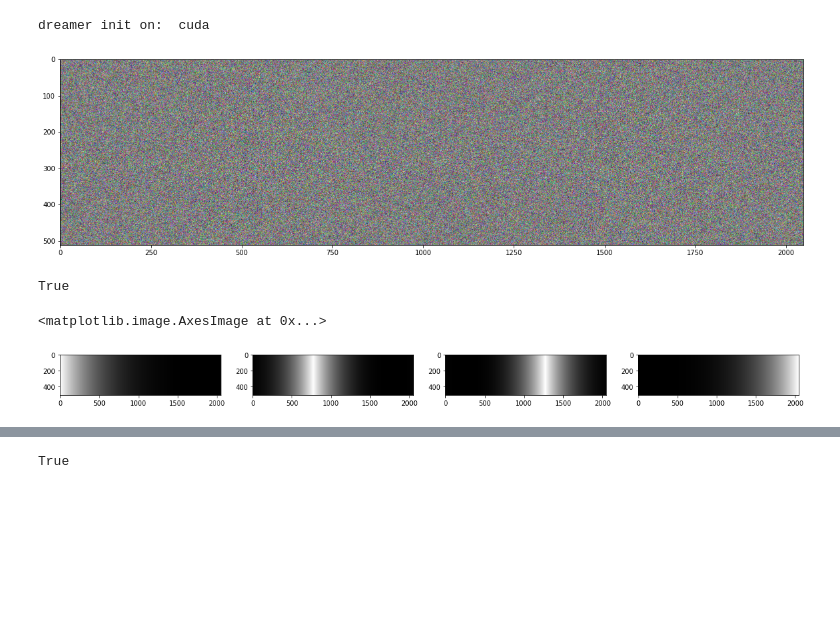
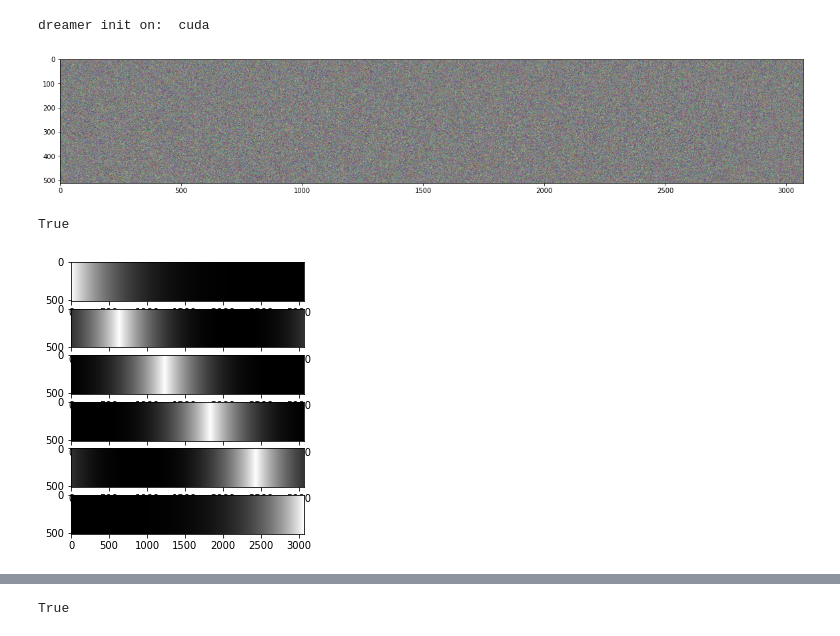
Before and after one commit to Mayukhdeb/torch-dreams-notebooks, a Jupyter notebook: notebooks/grad_mask_banner.ipynb, the cells around one changed output, grey strips where cells are left out. Saved outputs shown, nothing was run; the diff lists cells and outputs as text; code cells hidden in the pictures; blank space fills up the shorter version.

Commit message:
notebooks: grad_mask_banner: use 6 channels

```diff
--- a/notebooks/grad_mask_banner.ipynb
+++ b/notebooks/grad_mask_banner.ipynb
@@ -12,13 +12,13 @@ dreamy_boi = dreamer(model)
 # %% [output]
 dreamer init on:  cuda
 # %%
-image_sample = (np.random.rand(512,512*4,3).astype(np.float32) *255).astype(np.uint8)
+image_sample = (np.random.rand(512,512*6,3).astype(np.float32) *255).astype(np.uint8)
 
 plt.imshow(image_sample)
 plt.show()
 cv2.imwrite("noise.jpg", image_sample)
 # %% [output]
-[figure, old version]
+[figure, new version]
 True
 # %%
 def roll(im, shift):
@@ -27,23 +27,40 @@ def roll(im, shift):
 # %%
 grad_mask =  1- np.abs(1- cv2.rotate(np.repeat(np.linspace(2, 0, 512),512*3).reshape(1024,256,3).astype(np.float32) ,cv2.ROTATE_90_CLOCKWISE))
 
-grad_mask = cv2.resize(grad_mask, (512*4, 512))**3
-grad_mask_l = roll(grad_mask, -250)
-grad_mask_r = roll(grad_mask, 250)
+grad_mask = cv2.resize(grad_mask, (512*6, 512))**3
 
 
-grad_mask_ll =  cv2.resize(cv2.rotate(np.repeat(np.linspace(0, 1, 512)**2,512*3).reshape(1024,256,3).astype(np.float32) ,cv2.ROTATE_90_CLOCKWISE), (512*4, 512))**2
-grad_mask_rr =  cv2.resize(cv2.rotate(np.repeat(np.linspace(1, 0, 512)**2,512*3).reshape(1024,256,3).astype(np.float32) ,cv2.ROTATE_90_CLOCKWISE), (512*4, 512))**2
+grad_mask_l = roll(grad_mask, -300)
+grad_mask_r = roll(grad_mask, 300)
 
-fig, ax = plt.subplots(nrows=1, ncols=4, figsize = (20,5))
 
-ax.flat[0].imshow(grad_mask_ll)
-ax.flat[1].imshow(grad_mask_l)
-ax.flat[2].imshow(grad_mask_r)
-ax.flat[3].imshow(grad_mask_rr)
+grad_mask_ll = roll(grad_mask, -450*2)
+grad_mask_rr = roll(grad_mask, 450*2)
+
+
+grad_mask_lll =  cv2.resize(cv2.rotate(np.repeat(np.linspace(0, 1, 512)**2,512*3).reshape(1024,256,3).astype(np.float32) ,cv2.ROTATE_90_CLOCKWISE), (512*6, 512))**2.5
+grad_mask_rrr =  cv2.resize(cv2.rotate(np.repeat(np.linspace(1, 0, 512)**2,512*3).reshape(1024,256,3).astype(np.float32) ,cv2.ROTATE_90_CLOCKWISE), (512*6, 512))**2.5
-# %% [output]
-<matplotlib.image.AxesImage at 0x...>
-[figure, removed]
+# %%
+fig, ax = plt.subplots(nrows=6, ncols=1, figsize = (20,5))
+
+ax.flat[0].imshow(grad_mask_lll)
+ax.flat[1].imshow(grad_mask_ll)
+ax.flat[2].imshow(grad_mask_l)
+
+ax.flat[3].imshow(grad_mask_r)
+ax.flat[4].imshow(grad_mask_rr)
+ax.flat[5].imshow(grad_mask_rrr)
+
+grad_masks = [
+              grad_mask_lll,
+              grad_mask_ll,
+              grad_mask_l,
+              grad_mask_r,
+              grad_mask_rr,
+              grad_mask_rrr
+]
+# %% [output]
+[figure, added]
 # %%
 def make_custom_func(layer_number = 0, channel_number= 0):
     def custom_func(layer_outputs):
```
Also changed, not shown: parts of 3 cells of this notebook.
